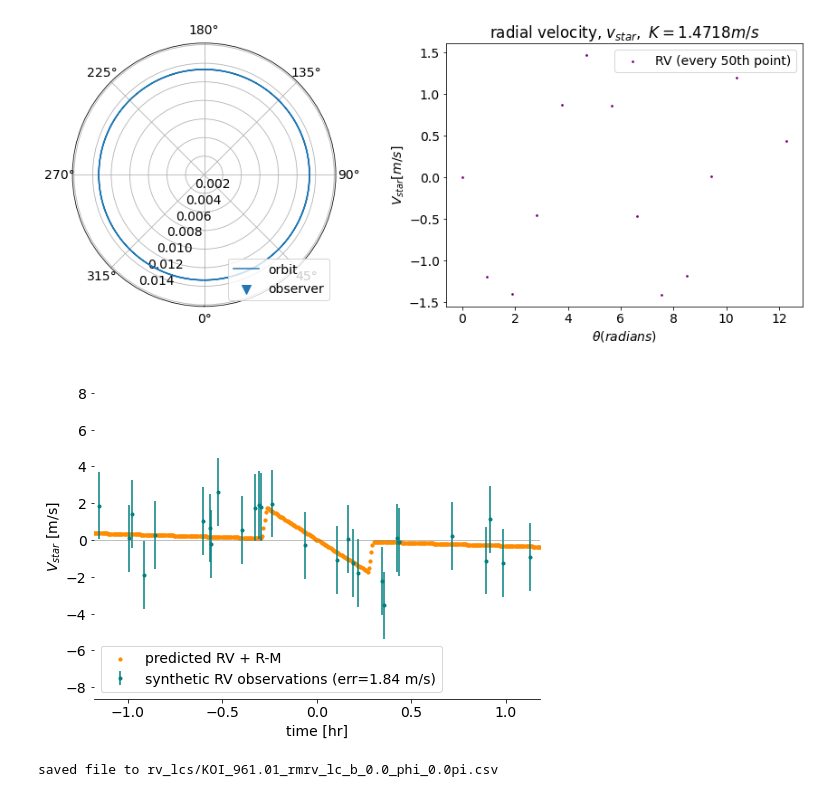
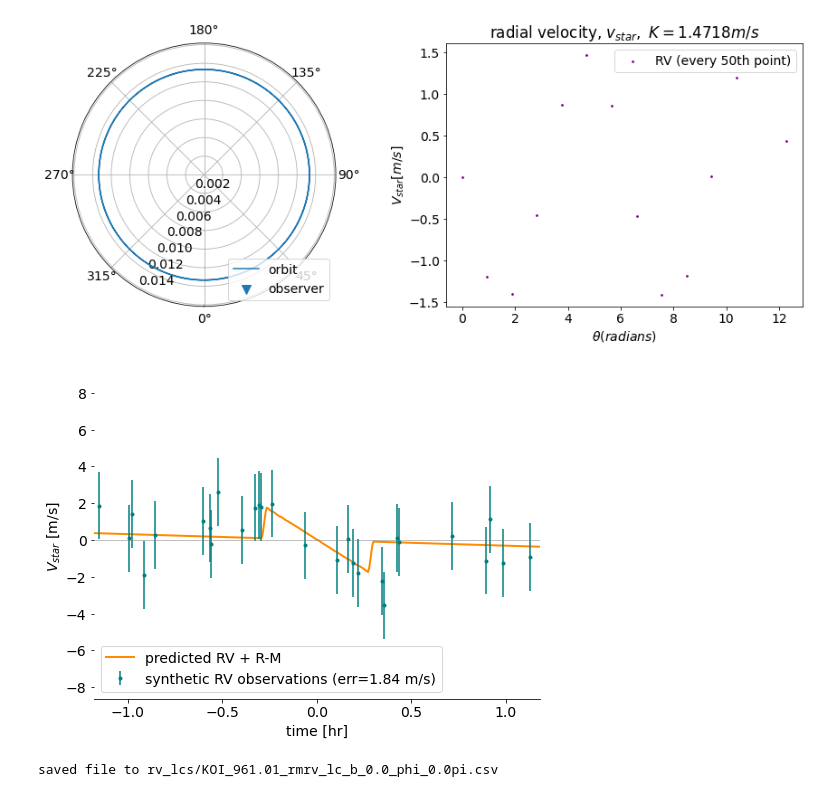
Before and after one commit to namagu/rossiter-mclaughlin-coaddventure, a Jupyter notebook: rv_from_scratch.ipynb, the cells around one changed output. Cells and saved outputs as stored; diff of their text form; code cells hidden in the pictures.

```diff
--- a/rv_from_scratch.ipynb
+++ b/rv_from_scratch.ipynb
@@ -640,9 +640,9 @@ skip = 1
 
 
 # recall that rmrv = dvrot + rv
-ax.scatter((t_array - P).to(u.hr), rmrv,
-        c = 'darkorange', s=10,
-        #lw=2, c='darkorange',
+ax.plot((t_array - P).to(u.hr), rmrv,
+        #c = 'darkorange', s=10,
+        lw=2, c='darkorange',
         label=f"predicted RV + R-M") # (scaled by {scale})")
 
 
@@ -676,31 +676,31 @@ ax.errorbar((t_obs - P).to(u.hr), rmrv_obs, yerr=sigma_all*(u.m/u.s),
 #         label=f"RV + R-M") # (scaled by {scale})")
 
 
 # formatting
 #ax.set_title(r"radial $V_{star}$ with Rossiter-McLaughlin")
 ax.set_xlabel(r"time [hr]")
 ax.set_ylabel(r"$V_{star}$ [m/s]")
 
 
 middle = 1 #P.to(u.hr).value  # 1 to start at 0
 window = np.array([-1,1])*2*dur.value
 ax.set_xlim(window[0], window[1])
 #ax.set_xlim(middle*(1-window), middle*(1+window))  # R-M window
 
 # additional visual markers
 # ax.vlines(0.5*dur.value*np.array([-1,1]),ax.get_ylim()[0],ax.get_ylim()[1],
 #           color='grey', alpha=0.4 , label=f"dur = {dur:.3}")
 ax.hlines(0,window[0],window[1],lw=1,colors='grey',alpha=0.5)
 
 for spine in ax.spines: ax.spines[spine].set_visible(False)
 ax.spines['bottom'].set_visible(True)
 
 
 #ax.set_facecolor("lightgrey")
 #plt.grid(c='white')
 plt.legend(loc='lower left')
 
 filename=f"plots/KOI_{koi}_rmrv_lc_b_{b}_phi_{phi_star/np.pi:.3}pi.svg"
 plt.savefig(filename, bbox_inches='tight',transparent=True)
 # %% [output]
-[figure, old version]
+[figure, new version]
```
Also changed, not shown: parts of 3 cells of this notebook.
